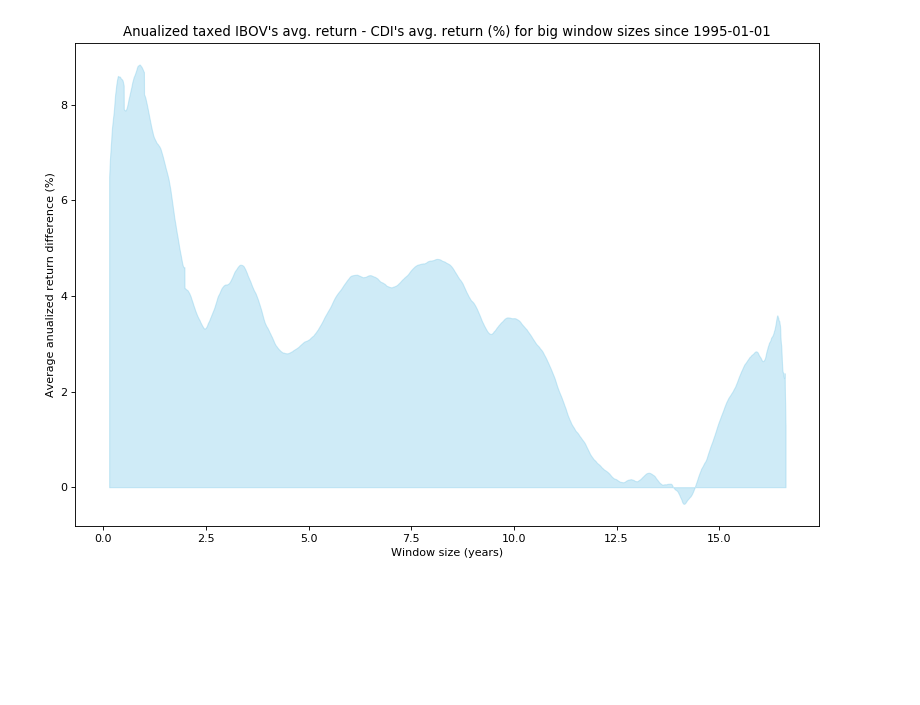
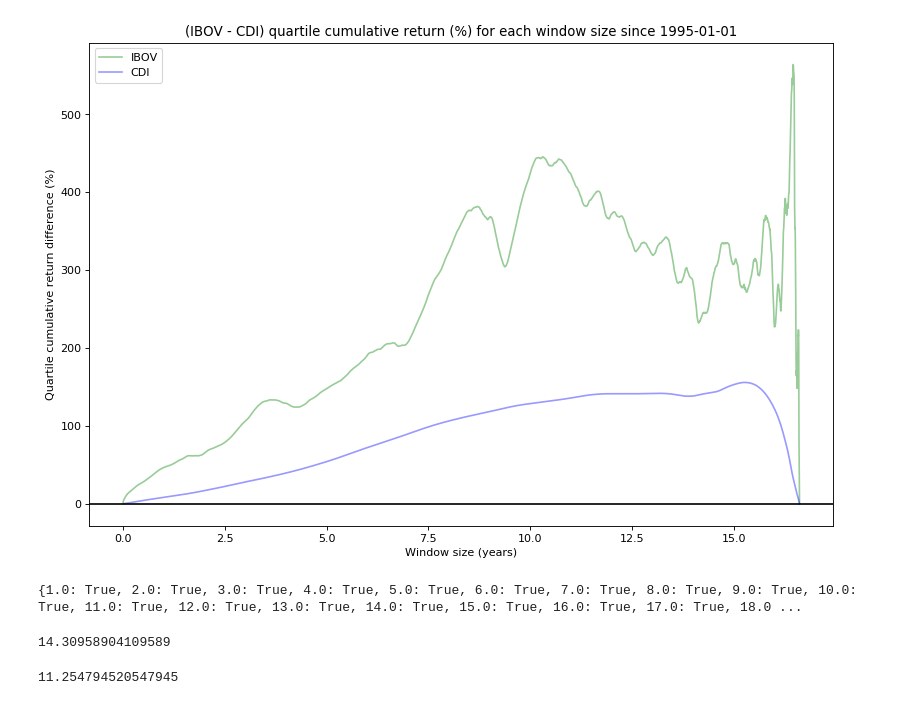
Before and after one commit to luizsol/blog-repos, a Jupyter notebook: ibov-vs-cdi/jupyter/graph_generation.ipynb, the cells around one changed output. Cells and saved outputs as stored; diff of their text form; code cells hidden in the pictures; blank space fills up the shorter version.

```diff
--- a/ibov-vs-cdi/jupyter/graph_generation.ipynb
+++ b/ibov-vs-cdi/jupyter/graph_generation.ipynb
@@ -122,15 +444,37 @@ plt.show()
 # %%
 figure(num=None, figsize=(12, 8), dpi=80, facecolor='w', edgecolor='k')
 
-big_windows = avg_mean_diff[avg_mean_diff['window_size'] > 50]
+plt.plot(
+        windowed_stats['window_size'] / 365,
+        windowed_stats['ibov_return_std'] * 100,
+        color='green', alpha=0.4,
+        label="IBOV")
 
-plt.fill_between(
-    big_windows['window_size'] / 365, big_windows['ibov_cdi_taxed_diff'] * 100,
-    color="skyblue", alpha=0.4)
+plt.plot(
+        windowed_stats['window_size'] / 365,
+        windowed_stats['cdi_return_std'] * 100,
+        color='blue', alpha=0.4,
+        label="CDI")
 
-plt.title('Anualized taxed IBOV\'s avg. return - CDI\'s avg. return (%) for big window sizes since 1995-01-01')
+
+plt.title('(IBOV - CDI) quartile cumulative return (%) for each window size since 1995-01-01')
 plt.xlabel('Window size (years)')
-plt.ylabel('Average anualized return difference (%)')
+plt.ylabel('Quartile cumulative return difference (%)')
+plt.legend()
+plt.axhline(y=0, color='black')
 plt.show()
 # %% [output]
-[figure, old version]
+[figure, new version]
+# %%
+negative = {key: value < 50 for key, value in indifferent_quantiles.items()}
+print(negative)
+# %% [output]
+{1.0: True, 2.0: True, 3.0: True, 4.0: True, 5.0: True, 6.0: True, 7.0: True, 8.0: True, 9.0: True, 10.0: True, 11.0: True, 12.0: True, 13.0: True, 14.0: True, 15.0: True, 16.0: True, 17.0: True, 18.0 ...
+# %%
+5223 / 365
+# %% [output]
+14.30958904109589
+# %%
+4108 / 365
+# %% [output]
+11.254794520547945
```
Also changed, not shown: parts of 17 cells of this notebook.
